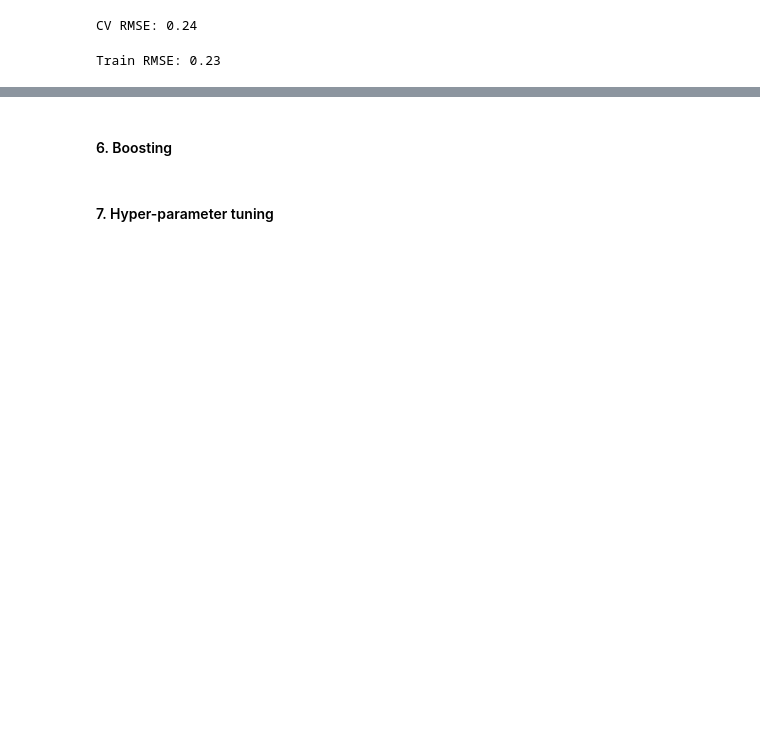
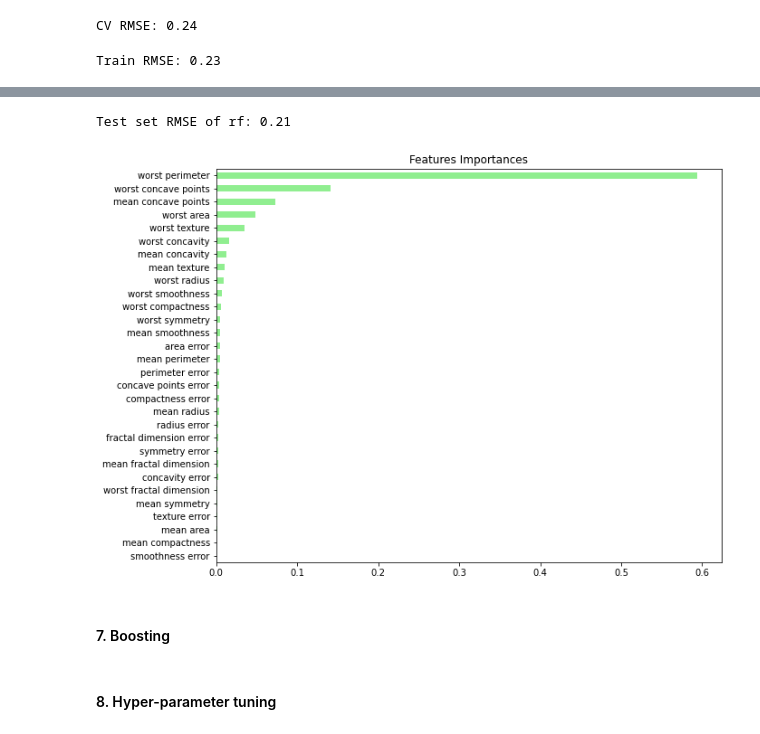
Before and after one commit to bearloop/learning-resources, a Jupyter notebook: ml/06_tree_based_models.ipynb, the cells around one changed output, grey strips where cells are left out. Drawn from its saved outputs; the diff is of its cells as text; code cells hidden in the pictures; blank space fills up the shorter version.

```diff
--- a/ml/06_tree_based_models.ipynb
+++ b/ml/06_tree_based_models.ipynb
@@ -285,0 +404,11 @@ Train RMSE: 0.23
+# %%
+# OOB
+
+# Instantiate dt
+dt = DecisionTreeClassifier(min_samples_leaf=8, random_state=1)
+
+# Instantiate bc
+bc = BaggingClassifier(base_estimator=dt,
+                       n_estimators=50,
+                       oob_score=True,
+                       random_state=1)
@@ -286,4 +442,39 @@ Train RMSE: 0.23
+# %%
+# Import RandomForestRegressor
+from sklearn.ensemble import RandomForestRegressor
+
+# Instantiate rf
+rf = RandomForestRegressor(n_estimators=25,
+                           random_state=2)
+
+# Fit rf to the training set
+rf.fit(X_train, y_train)
+
+# Predict the test set labels
+y_pred = rf.predict(X_test)
+
+# Evaluate the test set RMSE
+rmse_test = MSE(y_test, y_pred)**(1/2)
+
+# Print rmse_test
+print('Test set RMSE of rf: {:.2f}'.format(rmse_test))
+# %% [output]
+Test set RMSE of rf: 0.21
+# %%
+# Create a pd.Series of features importances
+importances = pd.Series(data=rf.feature_importances_, index= X_train.columns)
+
+# Sort importances
+importances_sorted = importances.sort_values()
+
+# Draw a horizontal barplot of importances_sorted
+plt.figure(figsize=(10,8))
+importances_sorted.plot(kind='barh', color='lightgreen')
+plt.title('Features Importances')
+plt.show()
+# %% [output]
+[figure, added]
 # %% [markdown]
-#### 6. Boosting
+#### 7. Boosting
 # %% [markdown]
-#### 7. Hyper-parameter tuning
+#### 8. Hyper-parameter tuning
```
Also changed, not shown: parts of 11 cells of this notebook, 1 other file.
